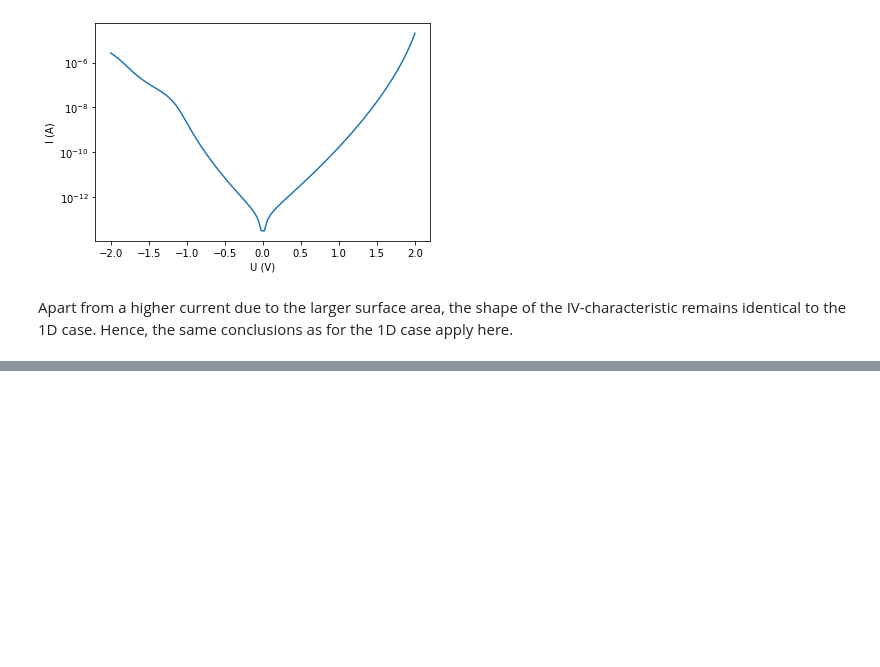
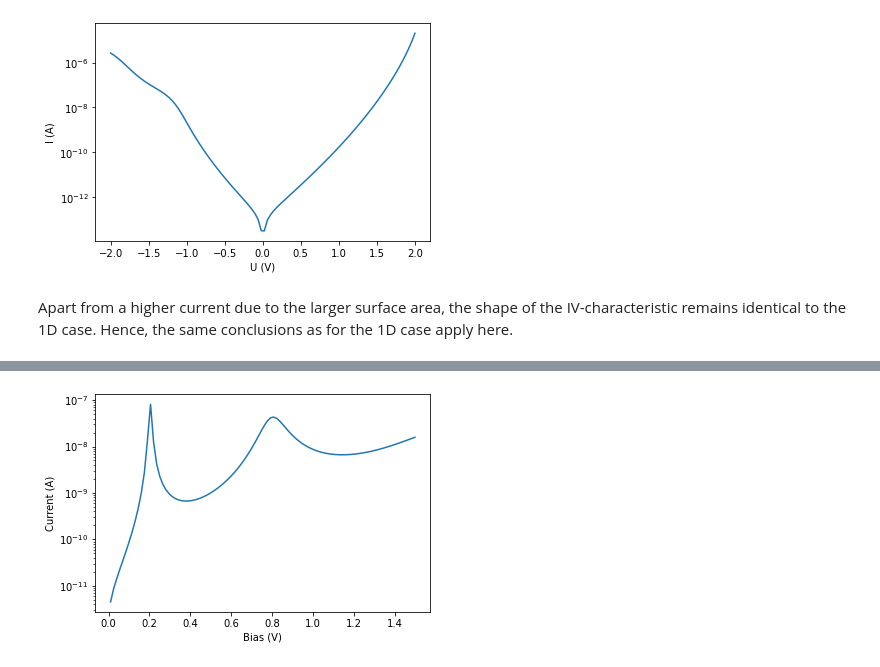
Before and after one commit to KevoSoftworks/computational_physics, a Jupyter notebook: 3_wave_propagation/wave_propagation.ipynb, the cells around one changed output, grey strips where cells are left out. Saved outputs shown, nothing was run; the diff lists cells and outputs as text; code cells hidden in the pictures; blank space fills up the shorter version.

```diff
--- a/3_wave_propagation/wave_propagation.ipynb
+++ b/3_wave_propagation/wave_propagation.ipynb
@@ -570,0 +658,41 @@ Apart from a higher current due to the larger surface area, the shape of the IV-
+# %%
+iter = 100
+V0 = 0.567
+V1 = 0.5/V0
+Ef = 0.005/V0
+
+Icalc = lambda T, E: -c.e / (c.pi * c.value("reduced Planck constant in eV s")) * np.trapz(T, x=E*V0)
+
+bias = np.linspace(0.01/V0, 1.5/V0, iter)
+I = np.zeros(iter)
+
+for i in range(iter):
+    dV = bias[i]
+    E = np.linspace(max(Ef-dV, 0.001), -dV if -dV > Ef else Ef, 50)
+
+    def barrier(y):
+        slope = 0.5*dV / 2
+        if y >= 2 and y <= 7:
+            return -0.5*dV
+        elif y < 2:
+            return V1 - y*slope
+        else:
+            return V1 - 0.5*dV - (y-7)*slope
+
+    T = np.zeros(E.shape)
+
+    pot = Potential(0, 9, 125, \
+        expr = barrier, \
+        outside_range = (lambda _: 0, lambda _: -dV))
+
+    for j, lambda_ in enumerate(E):
+        sm = ScatterMatrix(pot, lambda_)
+        T[j] = sm.transmission()
+
+    I[i] = Icalc(T, E)
+
+plt.semilogy(bias*V0, np.abs(I))
+plt.xlabel("Bias (V)")
+plt.ylabel("Current (A)");
+# %% [output]
+[figure, added]
```
Also changed, not shown: parts of 9 cells of this notebook, 1 other file.
